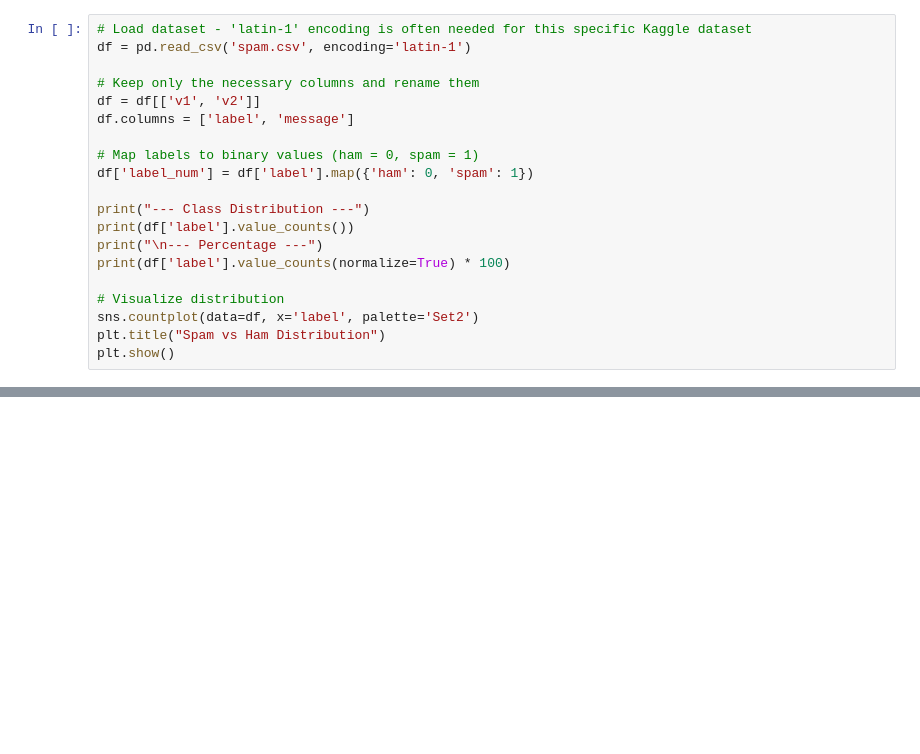
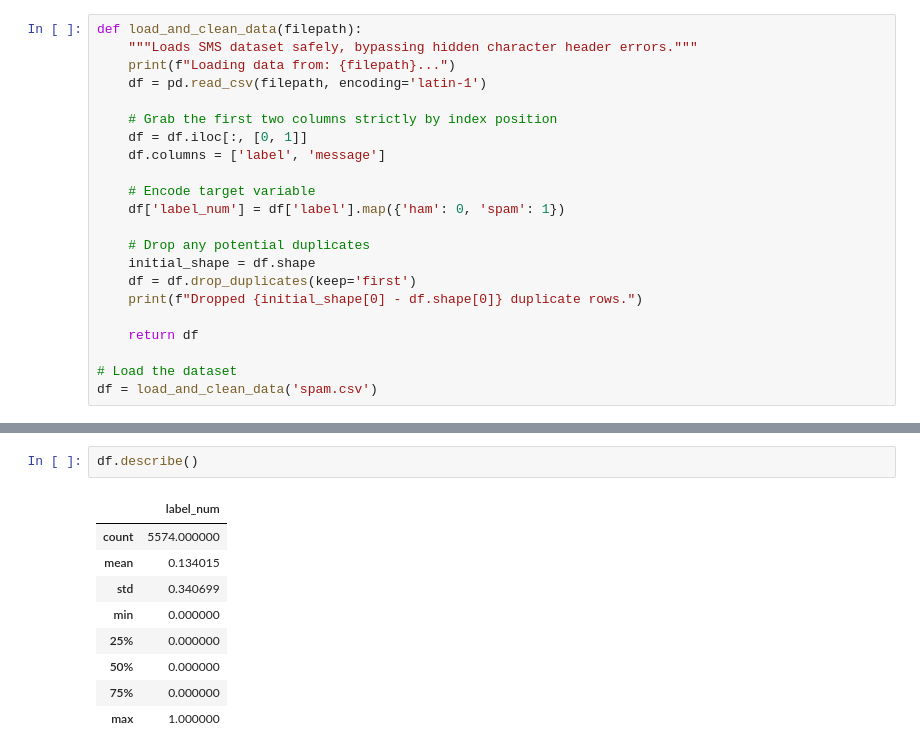
Before and after one commit to Ashkar21/Email-Spam-Detection, a Jupyter notebook: Email Spam Detection.ipynb, the cells around one changed output, grey strips where cells are left out. Cells and saved outputs as stored; diff of their text form; blank space fills up the shorter version.

```diff
--- a/Email Spam Detection.ipynb
+++ b/Email Spam Detection.ipynb
@@ -27,20 +46,22 @@ sns.set_theme(style="whitegrid")
 # %%
-# Load dataset - 'latin-1' encoding is often needed for this specific Kaggle dataset
-df = pd.read_csv('spam.csv', encoding='latin-1')
+def load_and_clean_data(filepath):
+    """Loads SMS dataset safely, bypassing hidden character header errors."""
+    print(f"Loading data from: {filepath}...")
+    df = pd.read_csv(filepath, encoding='latin-1')
 
-# Keep only the necessary columns and rename them
-df = df[['v1', 'v2']]
-df.columns = ['label', 'message']
+    # Grab the first two columns strictly by index position
+    df = df.iloc[:, [0, 1]]
+    df.columns = ['label', 'message']
 
-# Map labels to binary values (ham = 0, spam = 1)
-df['label_num'] = df['label'].map({'ham': 0, 'spam': 1})
+    # Encode target variable
+    df['label_num'] = df['label'].map({'ham': 0, 'spam': 1})
 
-print("--- Class Distribution ---")
-print(df['label'].value_counts())
-print("\n--- Percentage ---")
-print(df['label'].value_counts(normalize=True) * 100)
+    # Drop any potential duplicates
+    initial_shape = df.shape
+    df = df.drop_duplicates(keep='first')
+    print(f"Dropped {initial_shape[0] - df.shape[0]} duplicate rows.")
 
-# Visualize distribution
-sns.countplot(data=df, x='label', palette='Set2')
-plt.title("Spam vs Ham Distribution")
-plt.show()
+    return df
+
+# Load the dataset
+df = load_and_clean_data('spam.csv')
@@ -46,0 +76,12 @@ plt.show()
+# %%
+df.describe()
+# %% [output]
+|  | label_num |
+| count | 5574.000000 |
+| mean | 0.134015 |
+| std | 0.340699 |
+| min | 0.000000 |
+| 25% | 0.000000 |
+| 50% | 0.000000 |
+| 75% | 0.000000 |
+| max | 1.000000 |
```
Also changed, not shown: parts of 21 cells of this notebook.
